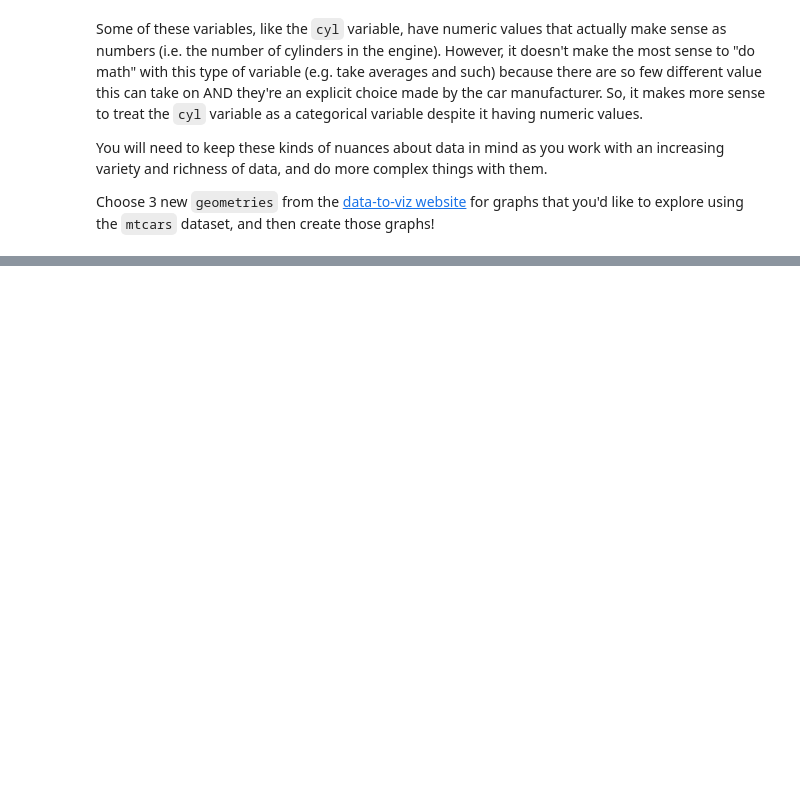
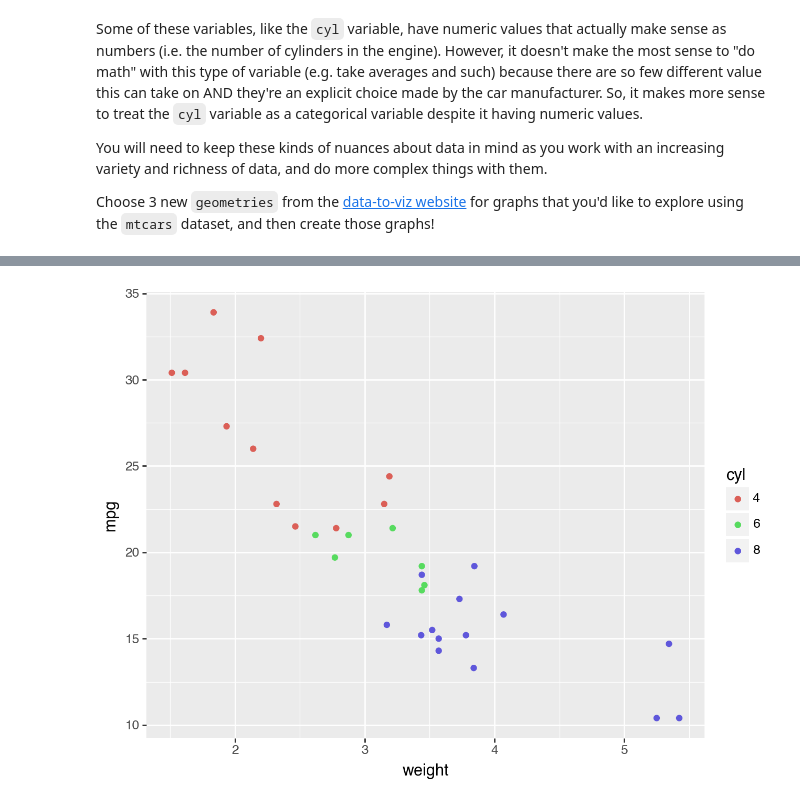
Before and after one commit to BLauf/GSB-544, a Jupyter notebook: practice_activities/03_data_vis/Introduction_to_Data_Viz_Using_mtcars_Dataset.ipynb, the cells around one changed output, grey strips where cells are left out. Drawn from its saved outputs; the diff is of its cells as text; code cells hidden in the pictures; blank space fills up the shorter version.

```diff
--- a/practice_activities/03_data_vis/Introduction_to_Data_Viz_Using_mtcars_Dataset.ipynb
+++ b/practice_activities/03_data_vis/Introduction_to_Data_Viz_Using_mtcars_Dataset.ipynb
@@ -154,0 +180,9 @@ df['car_names'] = car_names
+# %%
+#another one cuz why not
+(p9.ggplot(data=df,
+           mapping=p9.aes(x='wt', y='mpg', color='cyl'))
+    + p9.geom_point()
+    + p9.xlab("weight")
+)
+# %% [output]
+[figure, added]
```
Also changed, not shown: parts of 9 cells of this notebook, 9 other files.
